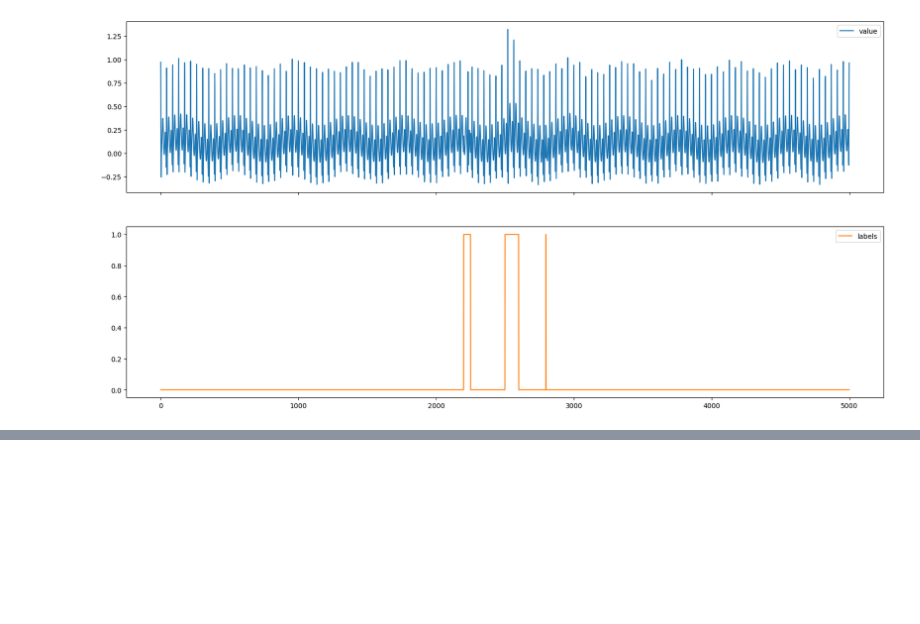
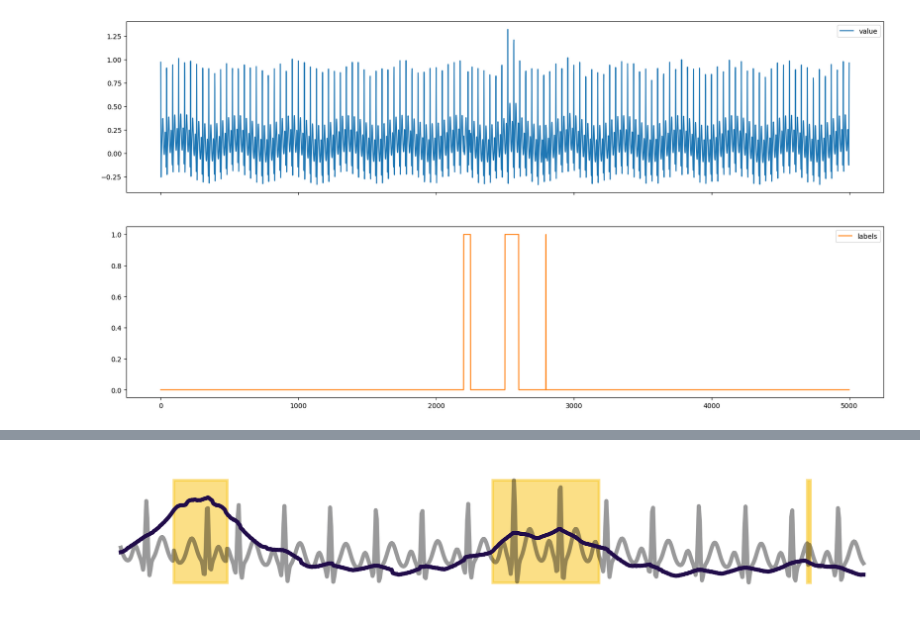
Before and after one commit to HPI-Information-Systems/AutoTSAD, a Jupyter notebook: paper-plots/architecture_figures.ipynb, the cells around one changed output, grey strips where cells are left out. Saved outputs shown, nothing was run; the diff lists cells and outputs as text; code cells hidden in the pictures; blank space fills up the shorter version.

```diff
--- a/paper-plots/architecture_figures.ipynb
+++ b/paper-plots/architecture_figures.ipynb
@@ -242,0 +243,27 @@ plt.show()
+# %%
+# plot single combined ranking
+fig = plt.figure(figsize=(5, 0.75), dpi=500)
+ax = plt.gca()
+ax.plot(index, data, color=ts_color, alpha=0.4, label="Timeseries")
+
+if show_anomalies:
+    # mark anomalies
+    y_min = data.min()
+    y_max = data.max()
+    for begin, end in anomalies:
+        width = end - begin
+        if width < 2:
+            width += 2
+            begin -= 1
+        ax.add_patch(Rectangle((begin, y_min), width, y_max-y_min, color=anomaly_highlight_color, alpha=anomaly_highlight_color_alpha))
+
+# display styling
+ax.axis("off")
+ax.set_xlim(index[0] - 5, index[-1] + 5)
+ax.plot(index, combined_score[start_idx:end_idx], label="Combined score", color=combined_score_color)
+
+fig.savefig("output.pdf", bbox_inches="tight")
+fig.savefig("output.png", bbox_inches="tight")
+plt.show()
+# %% [output]
+[figure, added]
```
Also changed, not shown: parts of 3 cells of this notebook, 21 other files.
